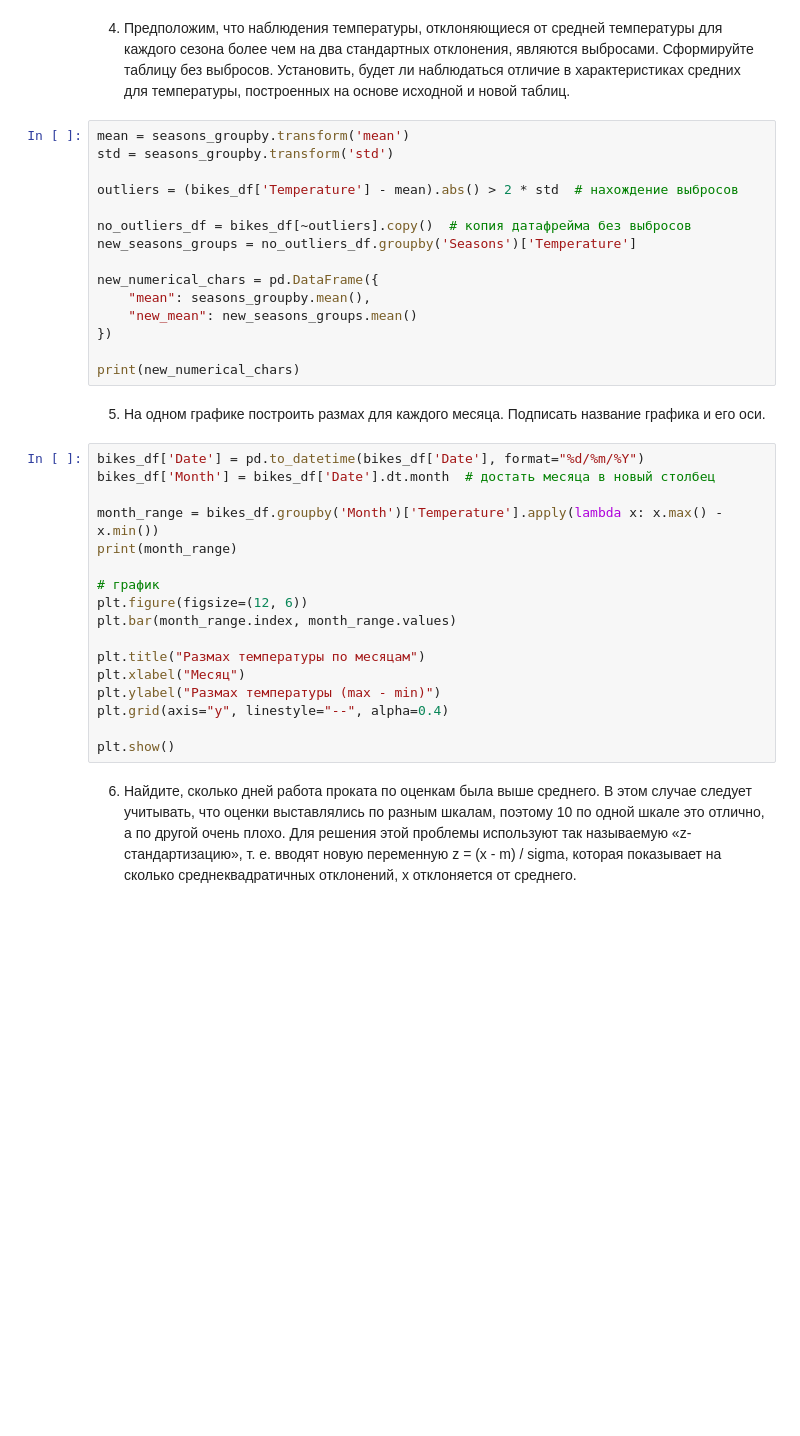
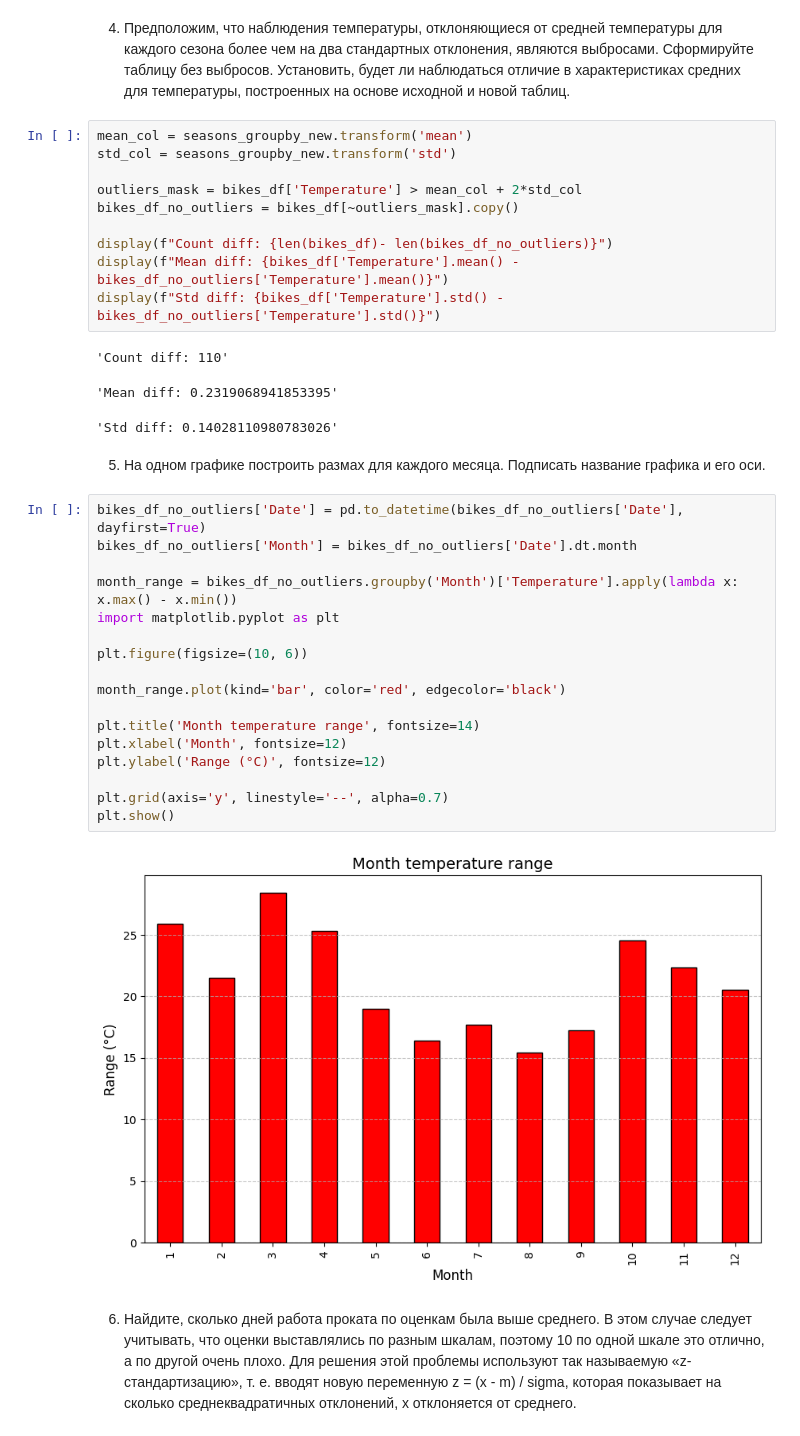
Before and after one commit to Qweyke/class-stat-methods-of-info-processing, a Jupyter notebook: lab_4/numerical_chars.ipynb, the cells around one changed output. Drawn from its saved outputs; the diff is of its cells as text; blank space fills up the shorter version.

```diff
--- a/lab_4/numerical_chars.ipynb
+++ b/lab_4/numerical_chars.ipynb
@@ -83,39 +93,40 @@ bikes_df.groupby("Seasons")["Temperature"].describe()
 Сформируйте таблицу без выбросов. Установить, будет ли наблюдаться отличие в характеристиках средних для температуры, построенных на основе исходной и новой
 таблиц.
 # %%
-mean = seasons_groupby.transform('mean')
-std = seasons_groupby.transform('std')
+mean_col = seasons_groupby_new.transform('mean')
+std_col = seasons_groupby_new.transform('std')
 
-outliers = (bikes_df['Temperature'] - mean).abs() > 2 * std  # нахождение выбросов
+outliers_mask = bikes_df['Temperature'] > mean_col + 2*std_col
+bikes_df_no_outliers = bikes_df[~outliers_mask].copy()
 
-no_outliers_df = bikes_df[~outliers].copy()  # копия датафрейма без выбросов
-new_seasons_groups = no_outliers_df.groupby('Seasons')['Temperature']
-
-new_numerical_chars = pd.DataFrame({
-    "mean": seasons_groupby.mean(),
-    "new_mean": new_seasons_groups.mean()
-})
-
-print(new_numerical_chars)
+display(f"Count diff: {len(bikes_df)- len(bikes_df_no_outliers)}")
+display(f"Mean diff: {bikes_df['Temperature'].mean() - bikes_df_no_outliers['Temperature'].mean()}")
+display(f"Std diff: {bikes_df['Temperature'].std() - bikes_df_no_outliers['Temperature'].std()}")
+# %% [output]
+'Count diff: 110'
+'Mean diff: 0.2319068941853395'
+'Std diff: 0.14028110980783026'
 # %% [markdown]
 5) На одном графике построить размах для каждого месяца. Подписать название графика и его оси.
-# %%
-bikes_df['Date'] = pd.to_datetime(bikes_df['Date'], format="%d/%m/%Y")
-bikes_df['Month'] = bikes_df['Date'].dt.month  # достать месяца в новый столбец
-
-month_range = bikes_df.groupby('Month')['Temperature'].apply(lambda x: x.max() - x.min())
-print(month_range)
-
-# график
-plt.figure(figsize=(12, 6))
-plt.bar(month_range.index, month_range.values)
-
-plt.title("Размах температуры по месяцам")
-plt.xlabel("Месяц")
-plt.ylabel("Размах температуры (max - min)")
-plt.grid(axis="y", linestyle="--", alpha=0.4)
-
-plt.show()
+# %%
+bikes_df_no_outliers['Date'] = pd.to_datetime(bikes_df_no_outliers['Date'], dayfirst=True)
+bikes_df_no_outliers['Month'] = bikes_df_no_outliers['Date'].dt.month
+
+month_range = bikes_df_no_outliers.groupby('Month')['Temperature'].apply(lambda x: x.max() - x.min())
+import matplotlib.pyplot as plt
+
+plt.figure(figsize=(10, 6))
+
+month_range.plot(kind='bar', color='red', edgecolor='black')
+
+plt.title('Month temperature range', fontsize=14)
+plt.xlabel('Month', fontsize=12)
+plt.ylabel('Range (°C)', fontsize=12)
+
+plt.grid(axis='y', linestyle='--', alpha=0.7)
+plt.show()
+# %% [output]
+[figure, added]
 # %% [markdown]
 6) Найдите, сколько дней работа проката по оценкам была выше среднего. В этом случае следует учитывать, что оценки выставлялись по разным шкалам, поэтому 10 по одной
 шкале это отлично, а по другой очень плохо. Для решения этой проблемы используют так называемую «z-стандартизацию», т. е. вводят новую переменную z = (x - m) / sigma,
```
Also changed, not shown: parts of 11 cells of this notebook.
